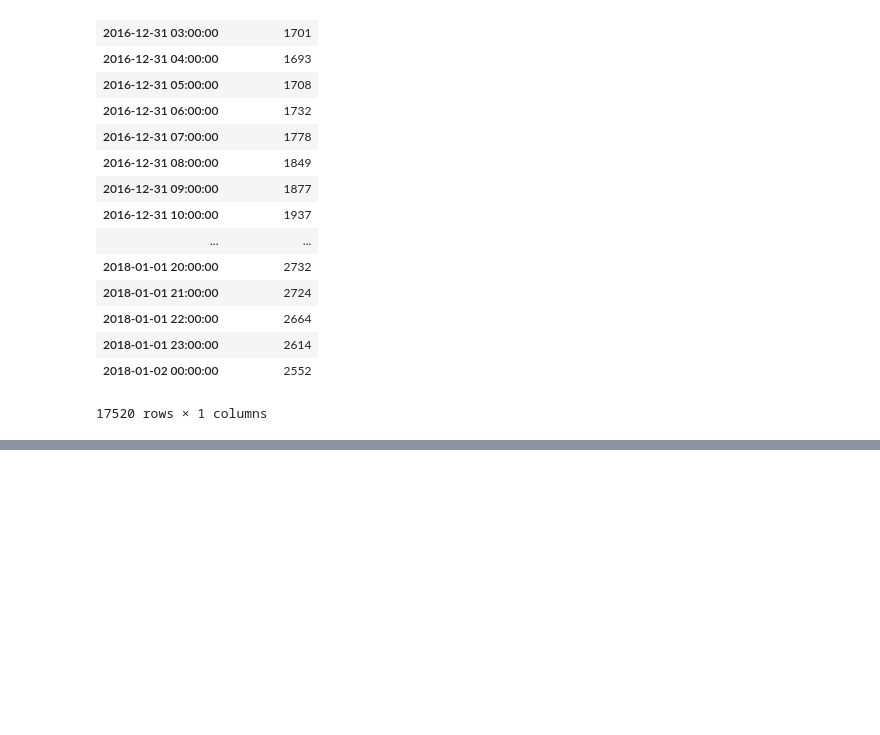
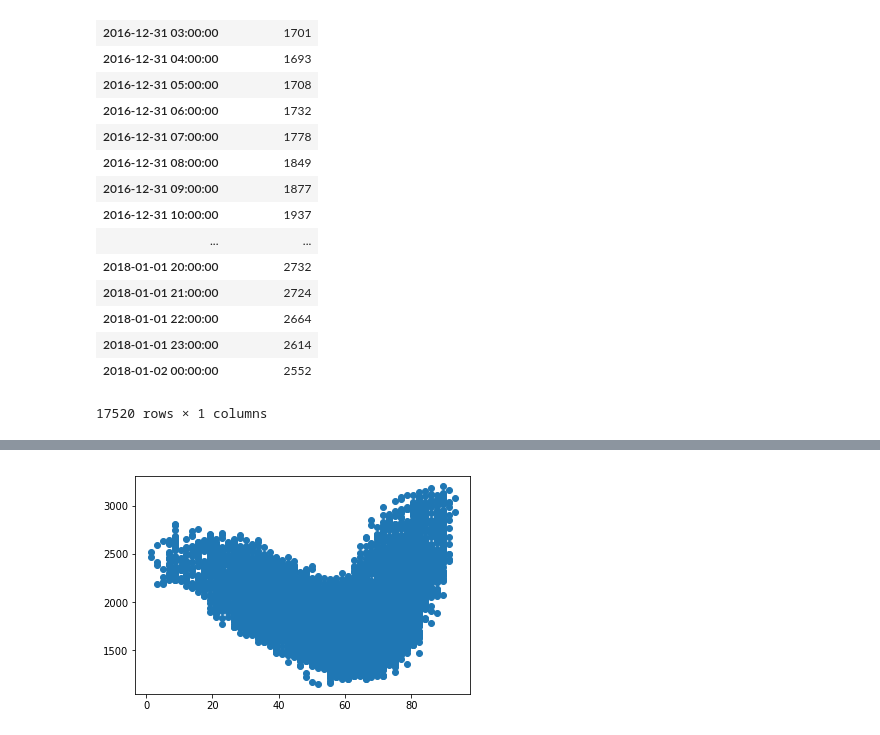
Before and after one commit to Pconstan/Data_Group_1, a Jupyter notebook: DPL_Scratch.ipynb, the cells around one changed output, grey strips where cells are left out. Cells and saved outputs as stored; diff of their text form; code cells hidden in the pictures; blank space fills up the shorter version.

```diff
--- a/DPL_Scratch.ipynb
+++ b/DPL_Scratch.ipynb
@@ -232,0 +265,8 @@ plt.show()
+# %%
+x= combined_df[combined_df.Year == 2017]['Temperature(F)']
+y= combined_df[combined_df.Year == 2017]['DAYTON_MW']
+
+plt.scatter(x,y)
+plt.show()
+# %% [output]
+[figure, added]
```
Also changed, not shown: parts of 25 cells of this notebook.
